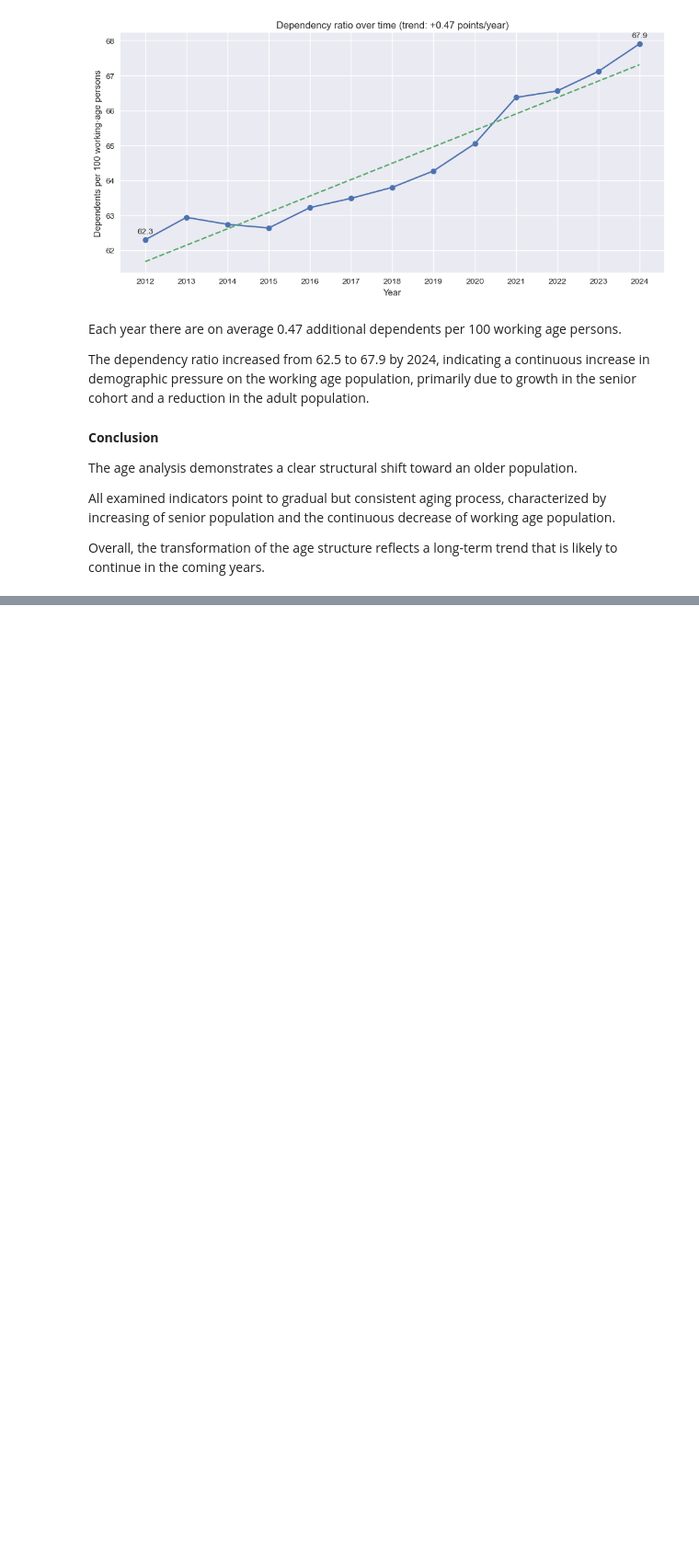
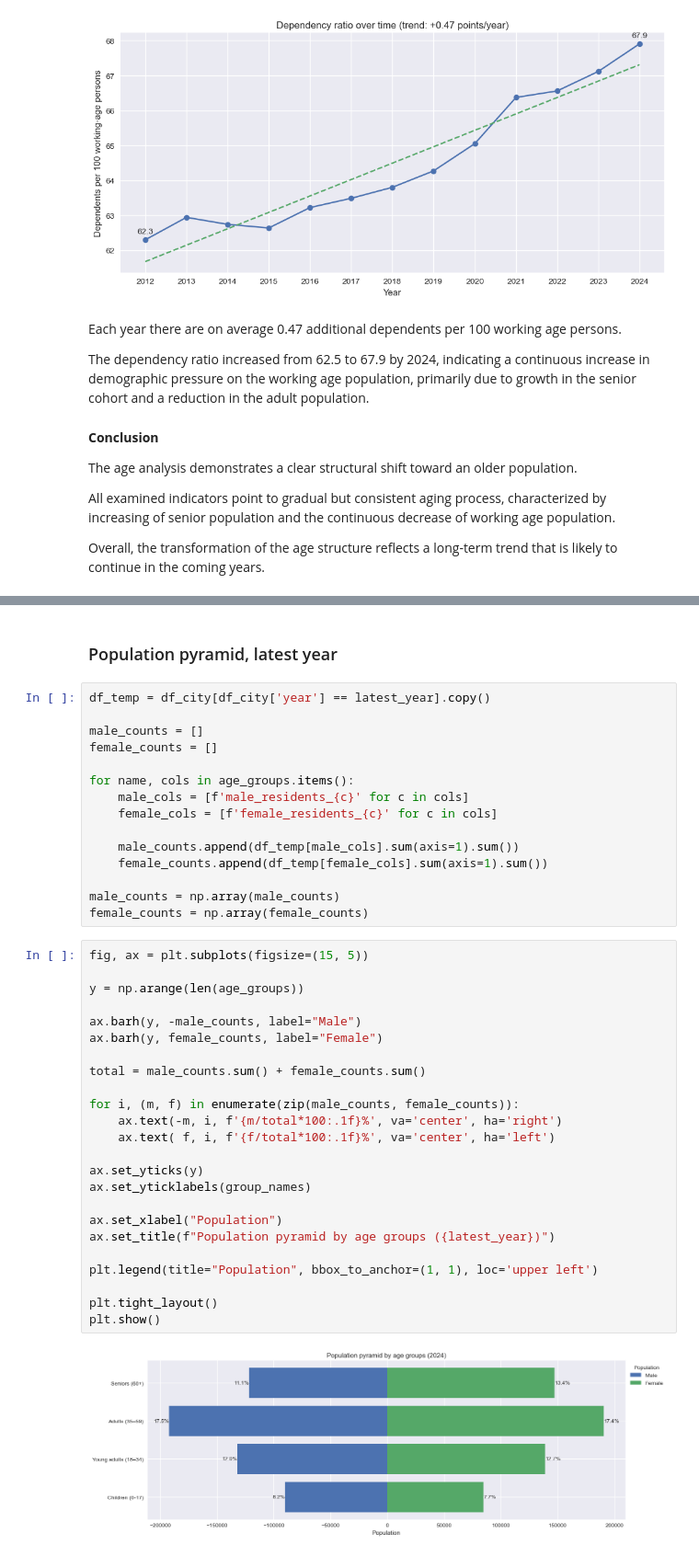
Before and after one commit to rosewiine/cologne-city-eda, a Jupyter notebook: notebooks/02_EDA.ipynb, the cells around one changed output, grey strips where cells are left out. Shown at 92% size. Saved outputs shown, nothing was run; the diff lists cells and outputs as text; blank space fills up the shorter version.

```diff
--- a/notebooks/02_EDA.ipynb
+++ b/notebooks/02_EDA.ipynb
@@ -699,0 +800,43 @@ Overall, the transformation of the age structure reflects a long-term trend that
+# %% [markdown]
+### Population pyramid, latest year
+# %%
+df_temp = df_city[df_city['year'] == latest_year].copy()
+
+male_counts = []
+female_counts = []
+
+for name, cols in age_groups.items():
+    male_cols = [f'male_residents_{c}' for c in cols]
+    female_cols = [f'female_residents_{c}' for c in cols]
+
+    male_counts.append(df_temp[male_cols].sum(axis=1).sum())
+    female_counts.append(df_temp[female_cols].sum(axis=1).sum())
+
+male_counts = np.array(male_counts)
+female_counts = np.array(female_counts)
+# %%
+fig, ax = plt.subplots(figsize=(15, 5))
+
+y = np.arange(len(age_groups))
+
+ax.barh(y, -male_counts, label="Male")
+ax.barh(y, female_counts, label="Female")
+
+total = male_counts.sum() + female_counts.sum()
+
+for i, (m, f) in enumerate(zip(male_counts, female_counts)):
+    ax.text(-m, i, f'{m/total*100:.1f}%', va='center', ha='right')
+    ax.text( f, i, f'{f/total*100:.1f}%', va='center', ha='left')
+
+ax.set_yticks(y)
+ax.set_yticklabels(group_names)
+
+ax.set_xlabel("Population")
+ax.set_title(f"Population pyramid by age groups ({latest_year})")
+
+plt.legend(title="Population", bbox_to_anchor=(1, 1), loc='upper left')
+
+plt.tight_layout()
+plt.show()
+# %% [output]
+[figure, added]
```
Also changed, not shown: parts of 20 cells of this notebook, 2 other files.
